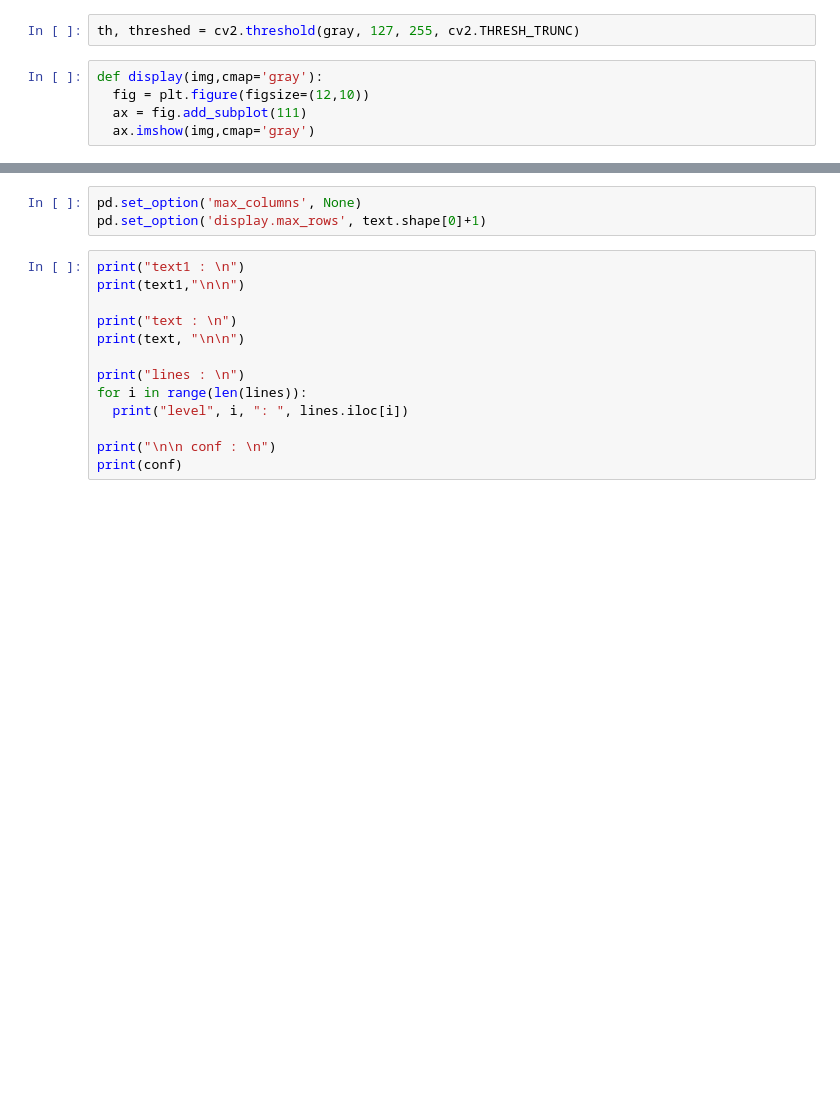
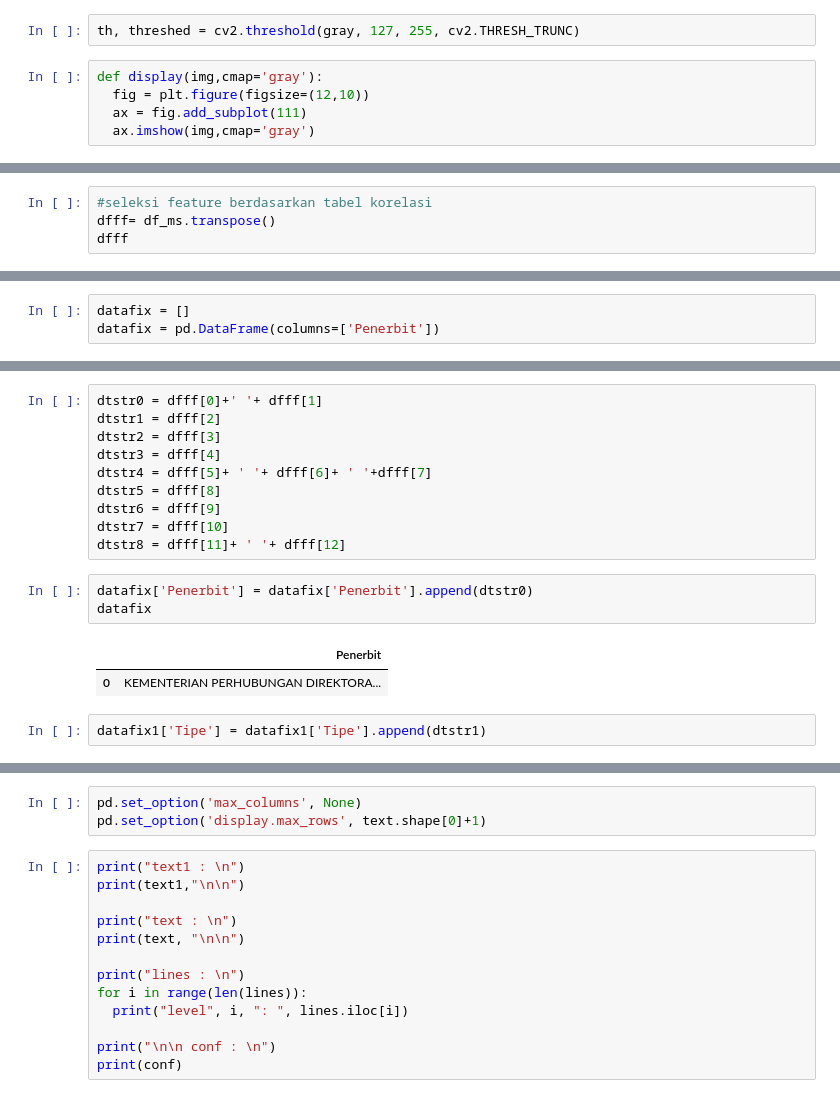
Before and after one commit to Andreprmna/Optical-Character-Recognition, a Jupyter notebook: OCR Smartcard/Copy_of_PMMB_KAI_Smartcard.ipynb, the cells around one changed output, grey strips where cells are left out. Saved outputs shown, nothing was run; the diff lists cells and outputs as text; blank space fills up the shorter version.

```diff
--- a/OCR Smartcard/Copy_of_PMMB_KAI_Smartcard.ipynb
+++ b/OCR Smartcard/Copy_of_PMMB_KAI_Smartcard.ipynb
@@ -111,0 +164,4 @@ Unit Keria DAOP II BANDUNG »
+# %%
+#seleksi feature berdasarkan tabel korelasi
+dfff= df_ms.transpose()
+dfff
@@ -111,0 +171,3 @@ Unit Keria DAOP II BANDUNG »
+# %%
+datafix = []
+datafix = pd.DataFrame(columns=['Penerbit'])
@@ -111,0 +192,18 @@ Unit Keria DAOP II BANDUNG »
+# %%
+dtstr0 = dfff[0]+' '+ dfff[1]
+dtstr1 = dfff[2]
+dtstr2 = dfff[3]
+dtstr3 = dfff[4]
+dtstr4 = dfff[5]+ ' '+ dfff[6]+ ' '+dfff[7]
+dtstr5 = dfff[8]
+dtstr6 = dfff[9]
+dtstr7 = dfff[10]
+dtstr8 = dfff[11]+ ' '+ dfff[12]
+# %%
+datafix['Penerbit'] = datafix['Penerbit'].append(dtstr0)
+datafix
+# %% [output]
+|  | Penerbit |
+| 0 | KEMENTERIAN PERHUBUNGAN DIREKTORA... |
+# %%
+datafix1['Tipe'] = datafix1['Tipe'].append(dtstr1)
```
Also changed, not shown: parts of 13 cells of this notebook.
